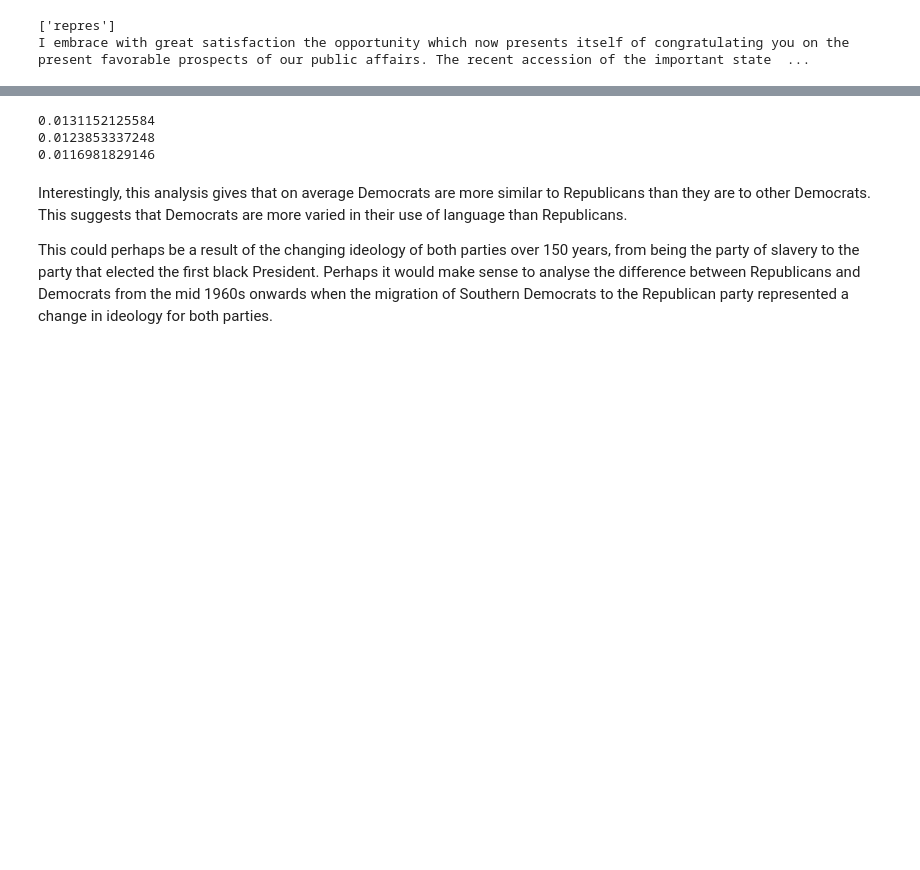
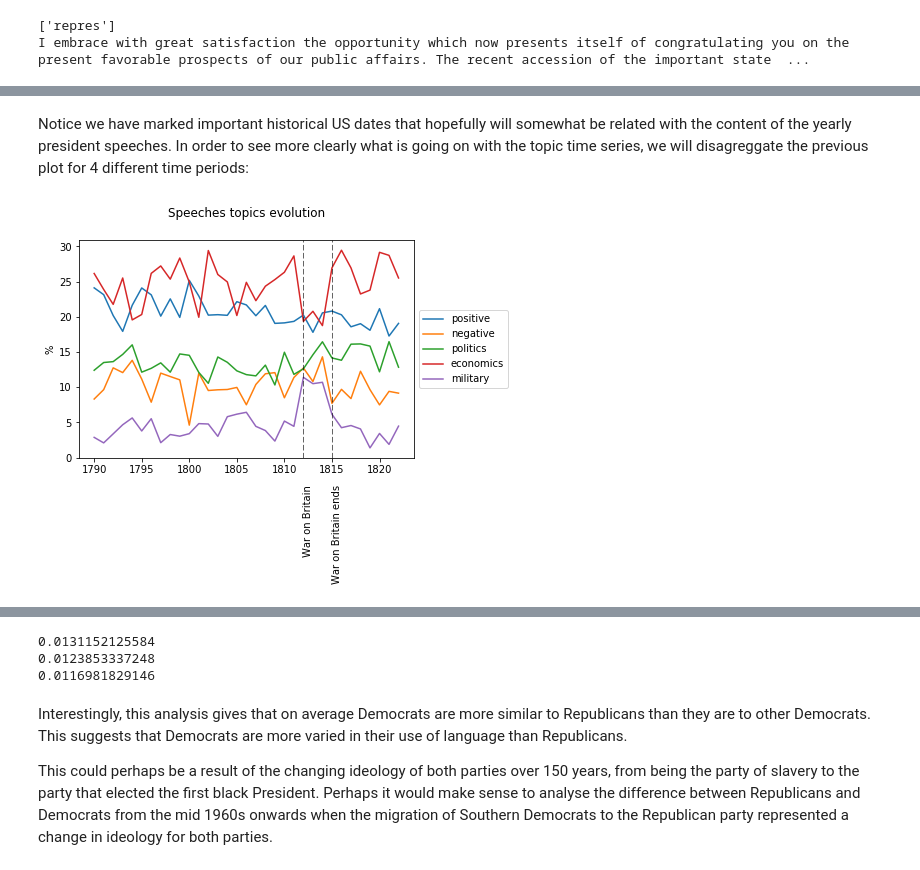
Before and after one commit to LauraRomanCanal/BGSE_text_mining, a Jupyter notebook: hw1.ipynb, the cells around one changed output, grey strips where cells are left out. Drawn from its saved outputs; the diff is of its cells as text; code cells hidden in the pictures; blank space fills up the shorter version.

```diff
--- a/hw1.ipynb
+++ b/hw1.ipynb
@@ -173,0 +249,4 @@ You can see from the example above the effect of our custom stopword removal, wi
+# %%
+dtm = docs_dict_matrix(stemmed,positive_dict,negative_dict,ethic_dict,politic_dict,econ_dict,military_dict,uncert_dict,passive_dict )
+dtm.shape
+dtm
@@ -173,0 +350,24 @@ You can see from the example above the effect of our custom stopword removal, wi
+# %% [markdown]
+Notice we have marked important historical US dates that hopefully will somewhat be related with the content of the yearly president speeches. In order to see more clearly what is going on with the topic time series, we will disagreggate the previous plot for 4 different time periods:
+# %%
+us_dates = [1812, 1815]
+us_dates_exp = ['War on Britain', 'War on Britain ends']
+plt.plot(X[0:33], Y1[0:33],   lw = 1.5, label = 'positive')
+plt.plot(X[0:33], Y2[0:33], lw = 1.5, label = 'negative')
+#plt.plot(X[0:33], Y3[0:33], lw = 1.5, label = 'uncertainty')
+#plt.plot(X[0:33], Y4[0:33], lw = 1.5, label = 'passive')
+#plt.plot(X[0:33], Y5[0:33], lw = 1.5, label = 'ethics')
+plt.plot(X[0:33], Y6[0:33],  lw = 1.5, label = 'politics')
+plt.plot(X[0:33], Y7[0:33],  lw = 1.5, label = 'economics')
+plt.plot(X[0:33], Y8[0:33],  lw = 1.5, label = 'military')
+plt.legend(loc='center left', bbox_to_anchor=(1, 0.5))
+for i in range(len(us_dates)):
+    plt.axvline(us_dates[i], linestyle="dashed", color="black", lw=0.6)
+    plt.text(us_dates[i],-5,us_dates_exp[i],rotation=90)
+plt.ylabel('%')
+plt.title('Speeches topics evolution', y=1.08)
+plt.savefig('./figures/1820s.png', bbox_inches='tight')
+
+plt.show()
+# %% [output]
+[figure, added]
```
Also changed, not shown: parts of 40 cells of this notebook.
